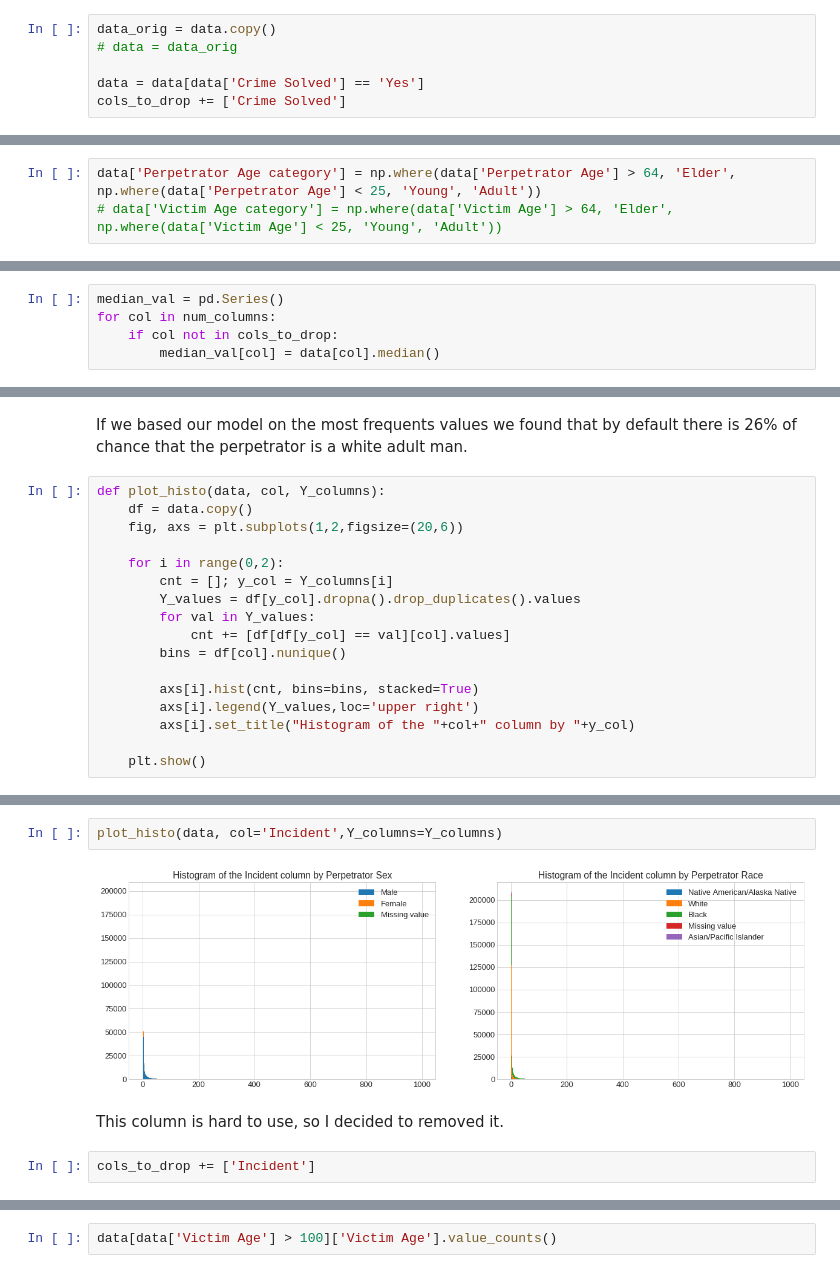
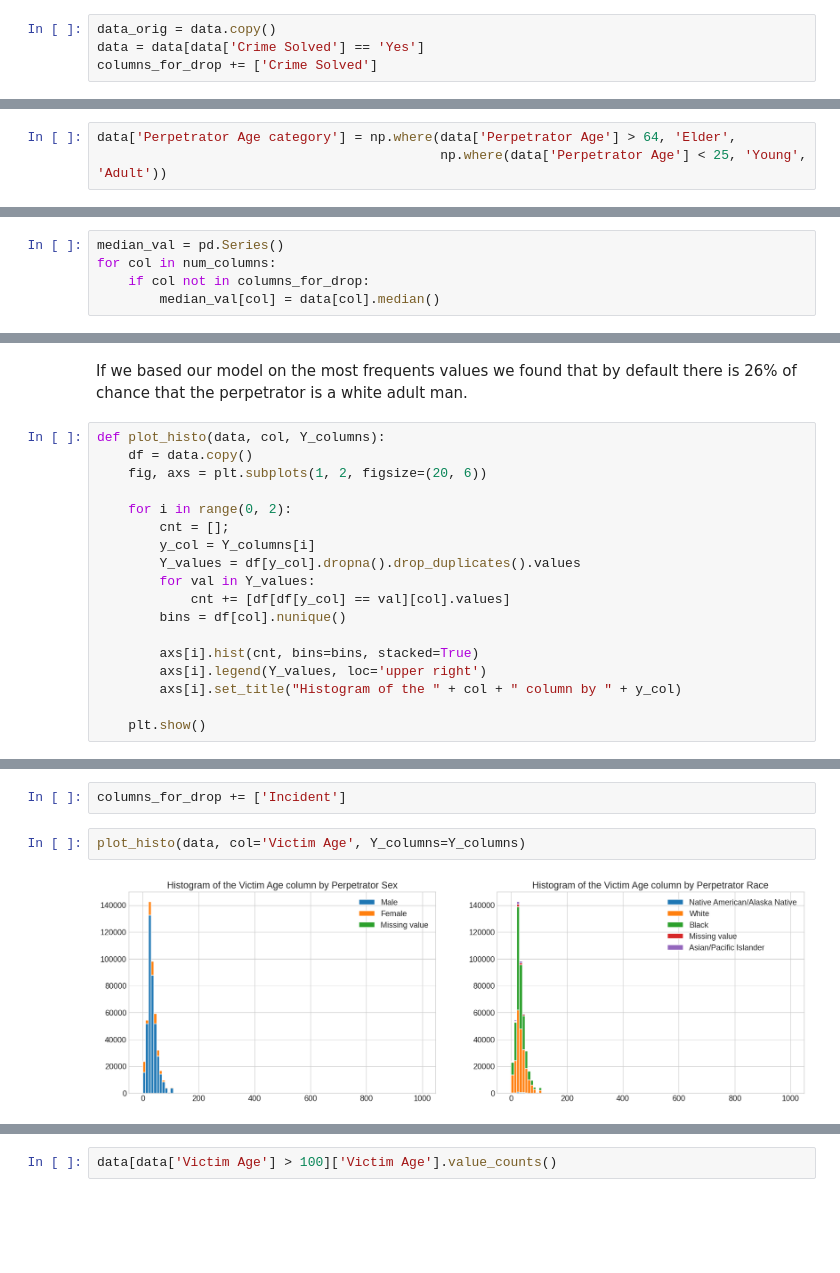
Before and after one commit to ehsanap7/machineLearning, a Jupyter notebook: AI_Fairness.ipynb, the cells around one changed output, grey strips where cells are left out. Drawn from its saved outputs; the diff is of its cells as text; blank space fills up the shorter version.

```diff
--- a/AI_Fairness.ipynb
+++ b/AI_Fairness.ipynb
@@ -107,6 +100,4 @@ If we want to predict the sex and skin color of the perpretator it's necessary t
 # %%
 data_orig = data.copy()
-# data = data_orig
-
 data = data[data['Crime Solved'] == 'Yes']
-cols_to_drop += ['Crime Solved']
+columns_for_drop += ['Crime Solved']
@@ -113,6 +106,6 @@ cols_to_drop += ['Crime Solved']
 # %%
-data['Perpetrator Age category'] = np.where(data['Perpetrator Age'] > 64, 'Elder', np.where(data['Perpetrator Age'] < 25, 'Young', 'Adult'))
-# data['Victim Age category'] = np.where(data['Victim Age'] > 64, 'Elder', np.where(data['Victim Age'] < 25, 'Young', 'Adult'))
+data['Perpetrator Age category'] = np.where(data['Perpetrator Age'] > 64, 'Elder',
+                                            np.where(data['Perpetrator Age'] < 25, 'Young', 'Adult'))
 # %%
 Y_columns = ['Perpetrator Sex', 'Perpetrator Race', 'Perpetrator Age category']
 ignore_columns = ['Crime Solved']
@@ -129,7 +124,7 @@ for col in data.columns.values:
 # %%
 median_val = pd.Series()
 for col in num_columns:
-    if col not in cols_to_drop:
+    if col not in columns_for_drop:
         median_val[col] = data[col].median()
 # %%
 median_val
@@ -219,18 +217,19 @@ If we based our model on the most frequents values we found that by default ther
 # %%
 def plot_histo(data, col, Y_columns):
     df = data.copy()
-    fig, axs = plt.subplots(1,2,figsize=(20,6))
+    fig, axs = plt.subplots(1, 2, figsize=(20, 6))
 
-    for i in range(0,2):
-        cnt = []; y_col = Y_columns[i]
+    for i in range(0, 2):
+        cnt = [];
+        y_col = Y_columns[i]
         Y_values = df[y_col].dropna().drop_duplicates().values
         for val in Y_values:
             cnt += [df[df[y_col] == val][col].values]
         bins = df[col].nunique()
 
         axs[i].hist(cnt, bins=bins, stacked=True)
-        axs[i].legend(Y_values,loc='upper right')
-        axs[i].set_title("Histogram of the "+col+" column by "+y_col)
+        axs[i].legend(Y_values, loc='upper right')
+        axs[i].set_title("Histogram of the " + col + " column by " + y_col)
 
     plt.show()
 # %%
@@ -240,8 +239,6 @@ plot_histo(data, col='Year',Y_columns=Y_columns)
+# %%
+columns_for_drop += ['Incident']
 # %%
-plot_histo(data, col='Incident',Y_columns=Y_columns)
+plot_histo(data, col='Victim Age', Y_columns=Y_columns)
 # %% [output]
-[figure, old version]
+[figure, new version]
-# %% [markdown]
-This column is hard to use, so I decided to removed it.
-# %%
-cols_to_drop += ['Incident']
```
Also changed, not shown: parts of 91 cells of this notebook.
